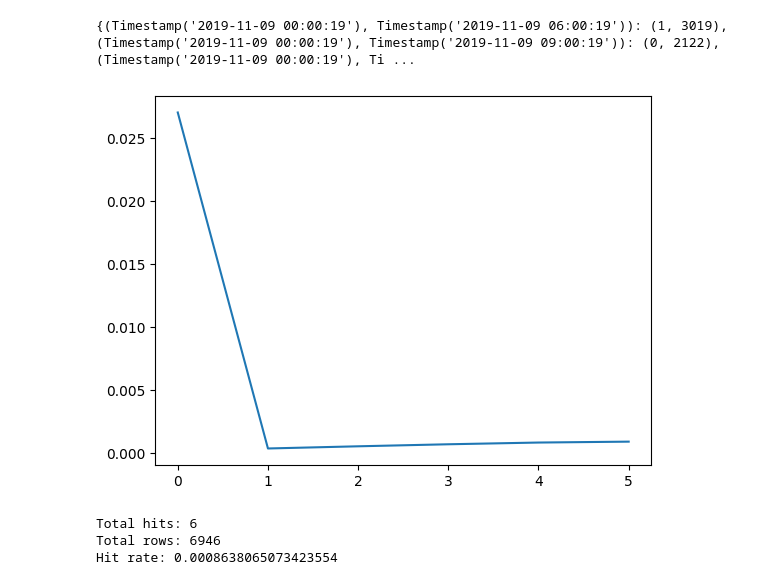
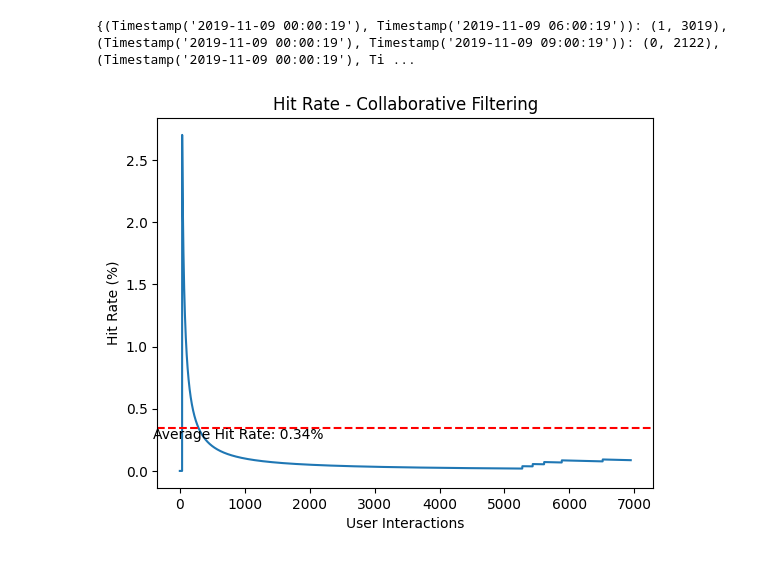
Before and after one commit to AnhNPham01/TDT4215-Recommender-Systems, a Jupyter notebook: 03_Models/collaborative_filtering.ipynb, the cells around one changed output. Drawn from its saved outputs; the diff is of its cells as text; code cells hidden in the pictures.

Commit message:
hitrate figure for cf

```diff
--- a/03_Models/collaborative_filtering.ipynb
+++ b/03_Models/collaborative_filtering.ipynb
@@ -193,8 +193,8 @@ while end_time + pd.Timedelta(hours=SLIDE_SIZE) <= behaviors_data['timestamp'].m
         if found_article:
             hits += 1
             total_hits += 1
-            hit_rate_list.append(total_hits/total_rows)
             print(f'Hit for user {row['userId']} with articles {clicked_article} and recommendations {recommendations}')
+        hit_rate_list.append((total_hits/total_rows)*100)
 
 
 
@@ -239,15 +239,23 @@ print(hits_per_window)
 # %%
 # use the hit rate list to plot the hit rate over time
 import matplotlib.pyplot as plt
 
-plt.title(f'Hit Rate - Bag Of Words')
+plt.title(f'Hit Rate - Collaborative Filtering')
+# plt.plot(hit_rate_list)
+# plt.show()
+# print(f"Total hits: {total_hits}")
+# print(f"Total rows: {total_rows}")
+# print(f"Hit rate: {total_hits/total_rows}")
+
 plt.plot(hit_rate_list)
+plt.ylabel('Hit Rate (%)')
+plt.xlabel('User Interactions')
+
+plt.axhline(y=sum(hit_rate_list) / total, color='r', linestyle='--')
+# place the text on the middle
+plt.text(total/2, sum(hit_rate_list) / total, f"Average Hit Rate: {sum(hit_rate_list) / total:.2f}%", ha='center', va='top')
+
+
 plt.show()
-print(f"Total hits: {total_hits}")
-print(f"Total rows: {total_rows}")
-print(f"Hit rate: {total_hits/total_rows}")
 # %% [output]
-[figure, old version]
+[figure, new version]
-Total hits: 6
-Total rows: 6946
-Hit rate: 0.0008638065073423554
```
Also changed, not shown: 1 other file.
